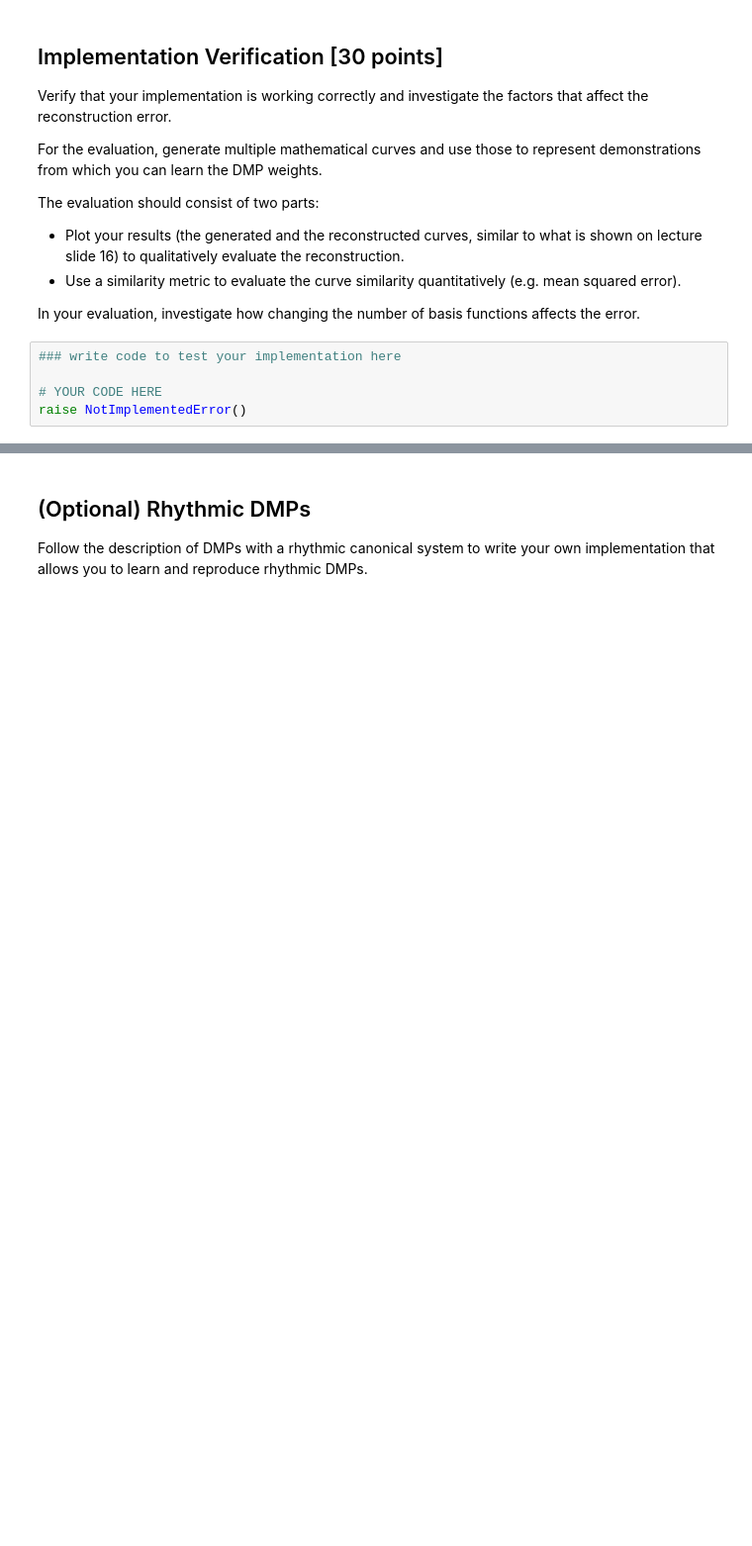
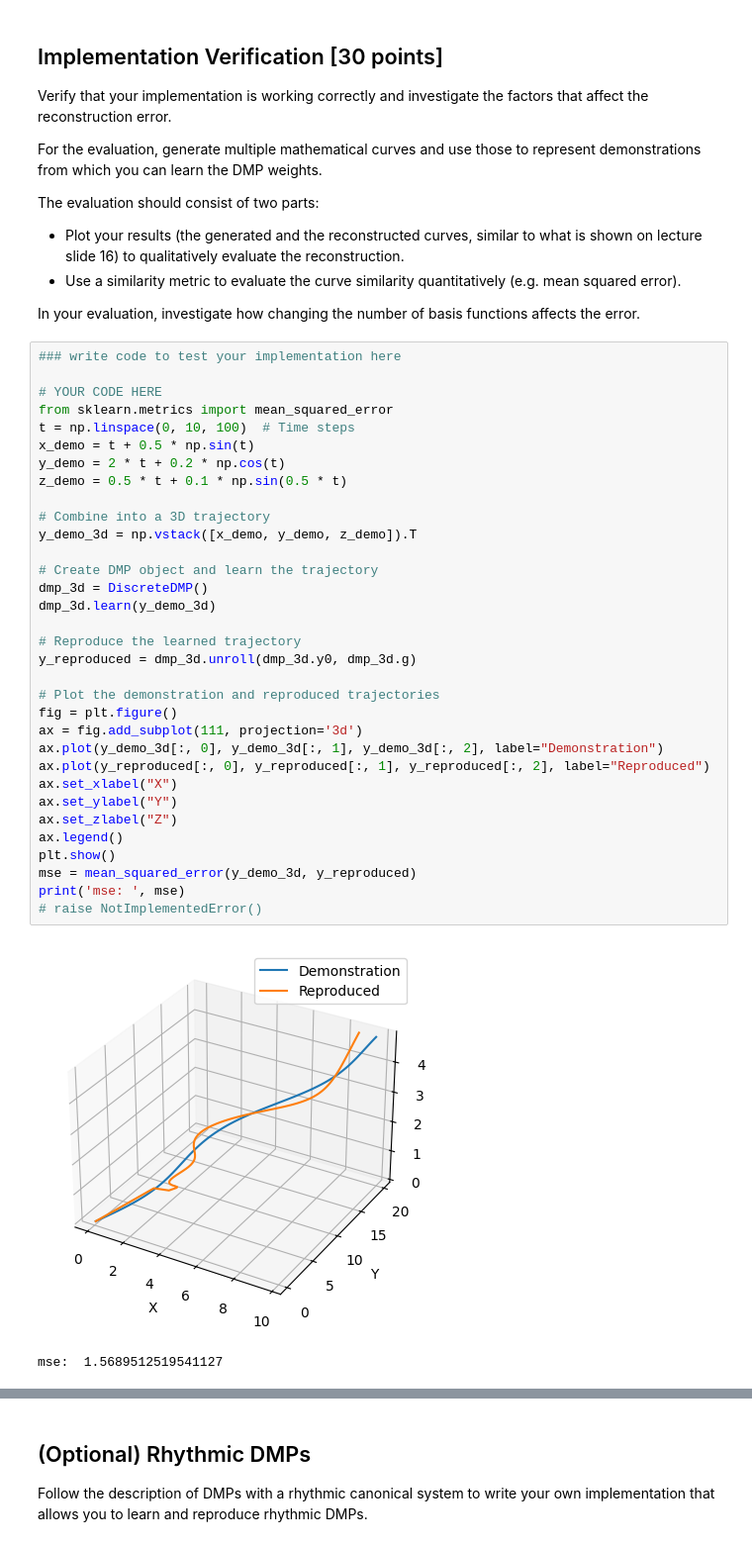
Before and after one commit to AmirhosseinSoltan/Robot-learning, a Jupyter notebook: assignments/Dynamic_motion_primitives/dynamic_motion_primitives.ipynb, the cells around one changed output, grey strips where cells are left out. Shown: that part at 99% size. Drawn from its saved outputs; the diff is of its cells as text; blank space fills up the shorter version.

```diff
--- a/assignments/Dynamic_motion_primitives/dynamic_motion_primitives.ipynb
+++ b/assignments/Dynamic_motion_primitives/dynamic_motion_primitives.ipynb
@@ -60,8 +115,39 @@ In your evaluation, investigate how changing the number of basis functions affec
 # %%
 ### write code to test your implementation here
 
 # YOUR CODE HERE
-raise NotImplementedError()
+from sklearn.metrics import mean_squared_error
+t = np.linspace(0, 10, 100)  # Time steps
+x_demo = t + 0.5 * np.sin(t)
+y_demo = 2 * t + 0.2 * np.cos(t)
+z_demo = 0.5 * t + 0.1 * np.sin(0.5 * t)
+
+# Combine into a 3D trajectory
+y_demo_3d = np.vstack([x_demo, y_demo, z_demo]).T
+
+# Create DMP object and learn the trajectory
+dmp_3d = DiscreteDMP()
+dmp_3d.learn(y_demo_3d)
+
+# Reproduce the learned trajectory
+y_reproduced = dmp_3d.unroll(dmp_3d.y0, dmp_3d.g)
+
+# Plot the demonstration and reproduced trajectories
+fig = plt.figure()
+ax = fig.add_subplot(111, projection='3d')
+ax.plot(y_demo_3d[:, 0], y_demo_3d[:, 1], y_demo_3d[:, 2], label="Demonstration")
+ax.plot(y_reproduced[:, 0], y_reproduced[:, 1], y_reproduced[:, 2], label="Reproduced")
+ax.set_xlabel("X")
+ax.set_ylabel("Y")
+ax.set_zlabel("Z")
+ax.legend()
+plt.show()
+mse = mean_squared_error(y_demo_3d, y_reproduced)
+print('mse: ', mse)
+# raise NotImplementedError()
+# %% [output]
+[figure, added]
+mse:  1.5689512519541127
 # %% [markdown]
 Discuss the results of your evaluation here.
 
```
Also changed, not shown: parts of 4 cells of this notebook.
